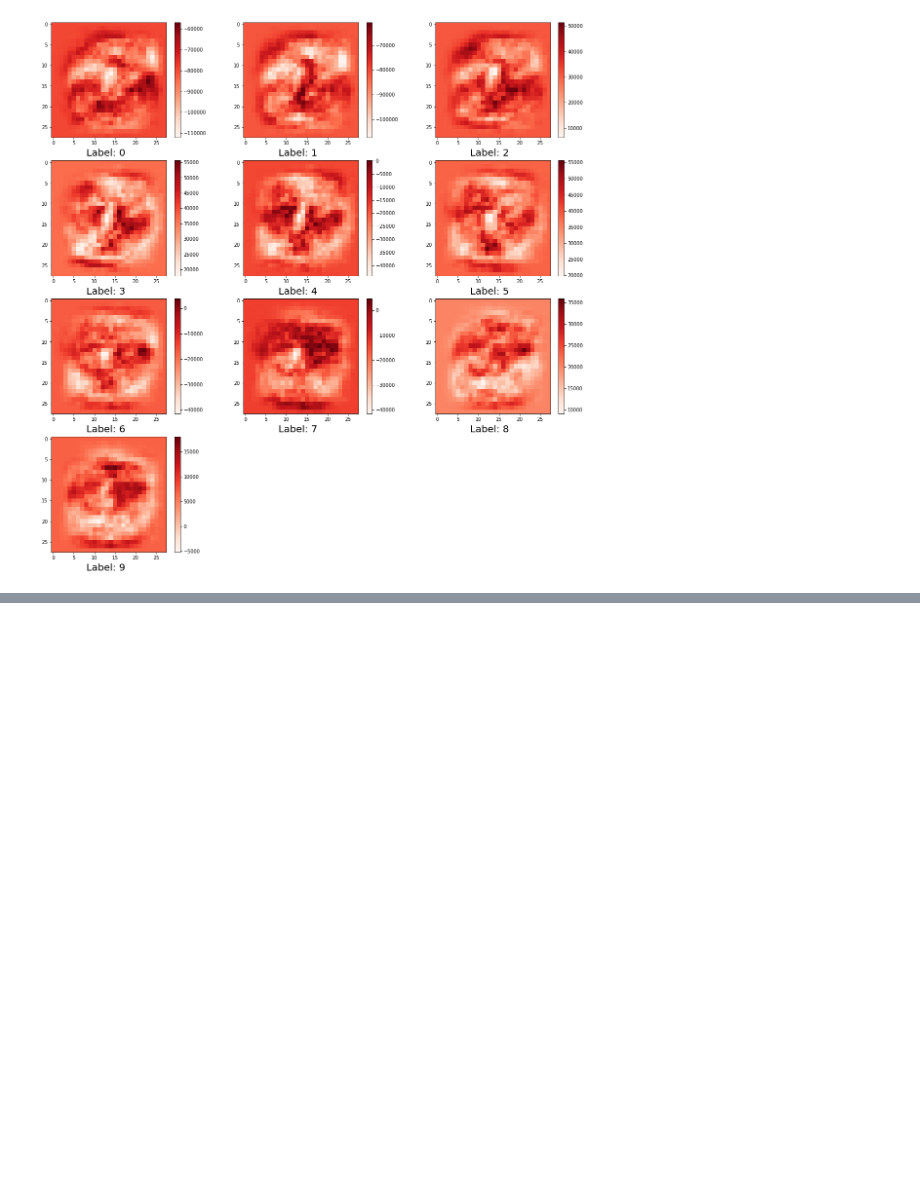
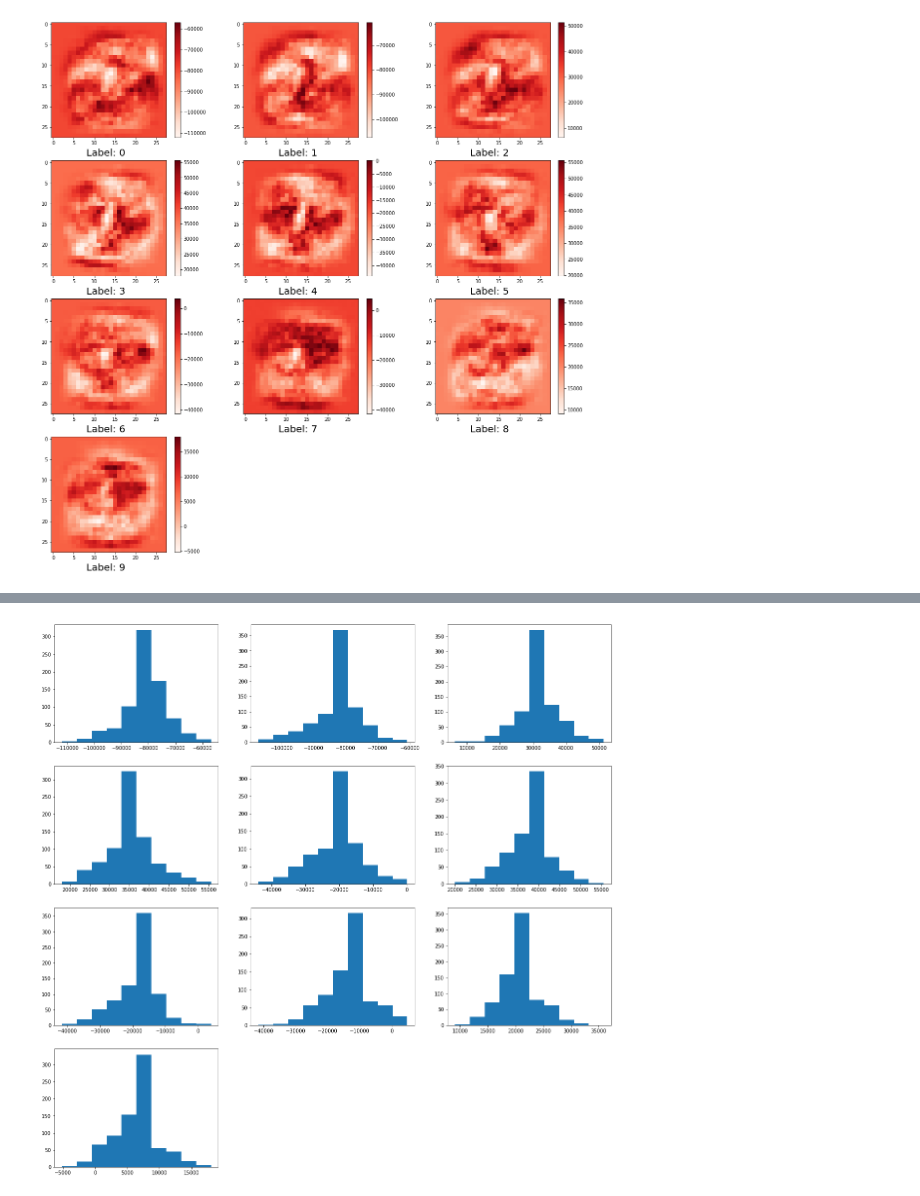
Before and after one commit to James-Brooke/Study, a Jupyter notebook: PyTorch/Looking inside the most resistant models.ipynb, the cells around one changed output, grey strips where cells are left out. Drawn from its saved outputs; the diff is of its cells as text; code cells hidden in the pictures; blank space fills up the shorter version.

```diff
--- a/PyTorch/Looking inside the most resistant models.ipynb
+++ b/PyTorch/Looking inside the most resistant models.ipynb
@@ -223,0 +237,4 @@ importances_plotter(model)
+# %%
+importances_plotter(model, hists=True)
+# %% [output]
+[figure, added]
```
Also changed, not shown: parts of 15 cells of this notebook.
